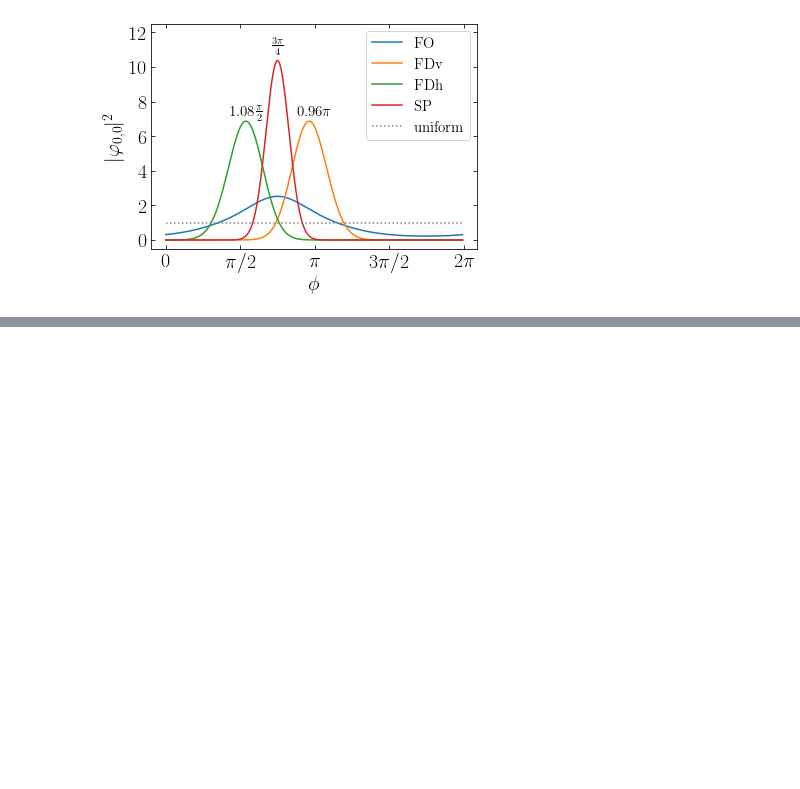
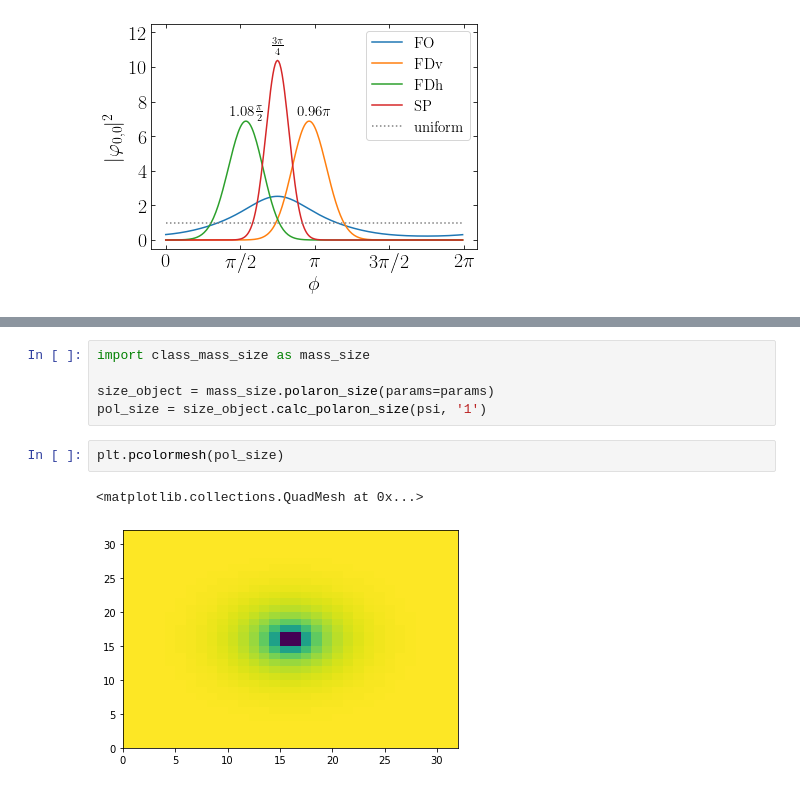
Before and after one commit to Progklui/rotor_lattice_models, a Jupyter notebook: phase_characterizations.ipynb, the cells around one changed output, grey strips where cells are left out. Cells and saved outputs as stored; diff of their text form; blank space fills up the shorter version.

```diff
--- a/phase_characterizations.ipynb
+++ b/phase_characterizations.ipynb
@@ -633,0 +700,10 @@ plt.savefig('results/configurations/wavefunction_comparison.svg')
+# %%
+import class_mass_size as mass_size
+
+size_object = mass_size.polaron_size(params=params)
+pol_size = size_object.calc_polaron_size(psi, '1')
+# %%
+plt.pcolormesh(pol_size)
+# %% [output]
+<matplotlib.collections.QuadMesh at 0x...>
+[figure, added]
```
Also changed, not shown: parts of 1 cell of this notebook, 3 other files.
